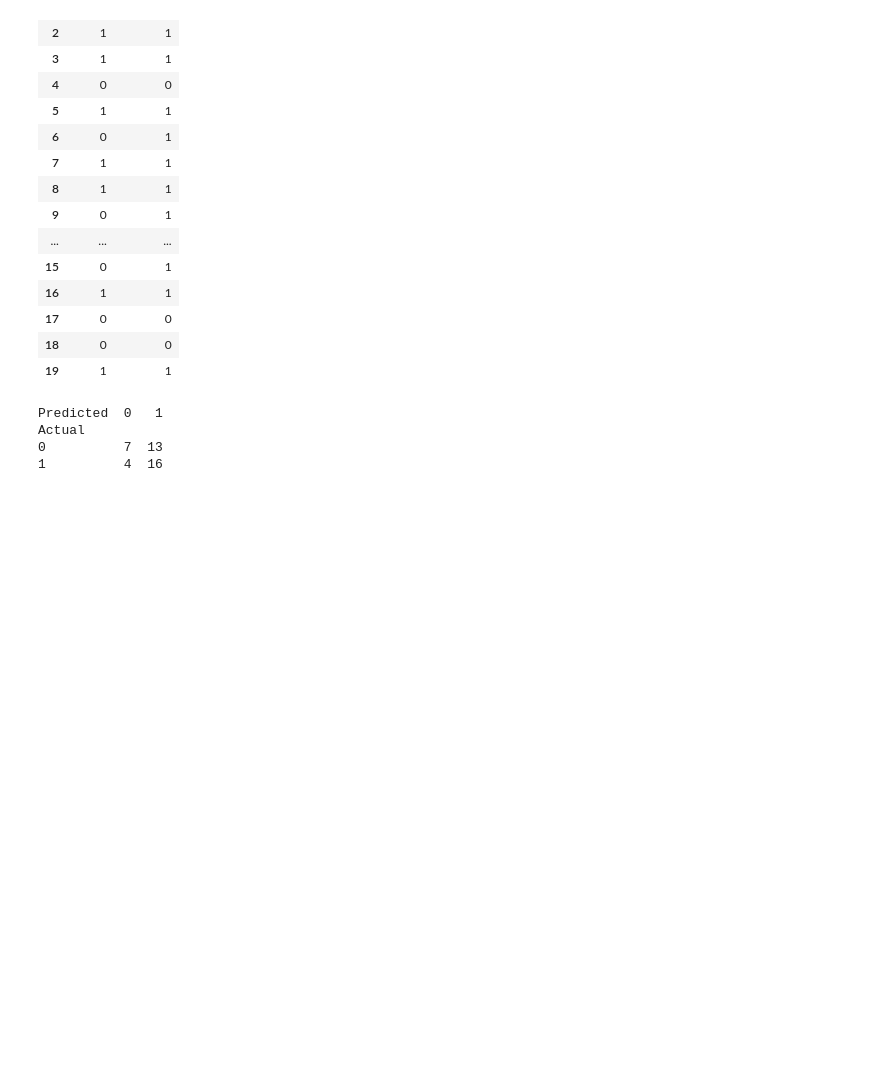
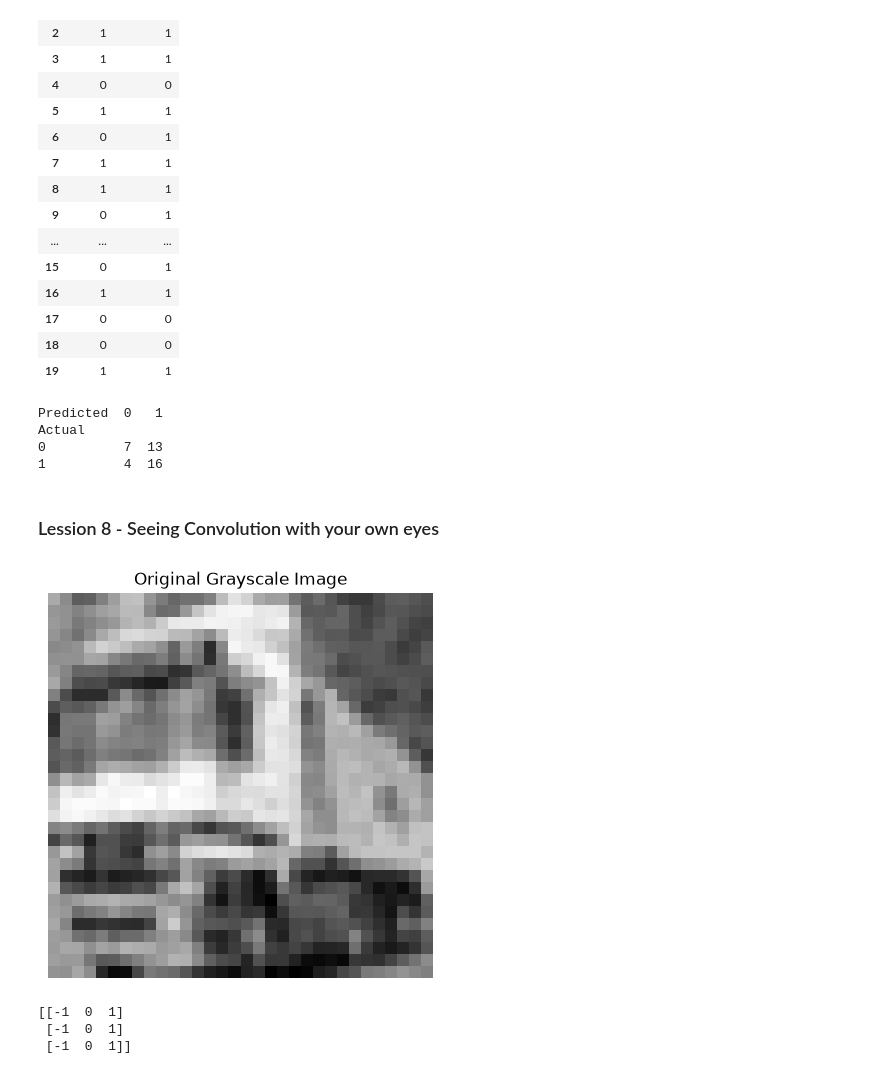
Before and after one commit to utsabbasyal12/ai-image-forgery-detection, a Jupyter notebook: notebooks/01_dataset_exploration.ipynb, the cells around one changed output. Cells and saved outputs as stored; diff of their text form; code cells hidden in the pictures; blank space fills up the shorter version.

```diff
--- a/notebooks/01_dataset_exploration.ipynb
+++ b/notebooks/01_dataset_exploration.ipynb
@@ -503,3 +502,27 @@ Predicted  0   1
 Actual
 0          7  13
 1          4  16
+# %% [markdown]
+### Lession 8 - Seeing Convolution with your own eyes
+# %%
+gray = np.array(image.convert("L"))
+
+plt.figure(figsize=(5, 5))
+plt.imshow(gray, cmap="gray")
+plt.title("Original Grayscale Image")
+plt.axis("off")
+plt.show()
+# %% [output]
+[figure, added]
+# %%
+vertical_kernel = np.array([
+    [-1, 0, 1],
+    [-1, 0, 1],
+    [-1, 0, 1]
+])
+
+print(vertical_kernel)
+# %% [output]
+[[-1  0  1]
+ [-1  0  1]
+ [-1  0  1]]
```
Also changed, not shown: parts of 39 cells of this notebook.
